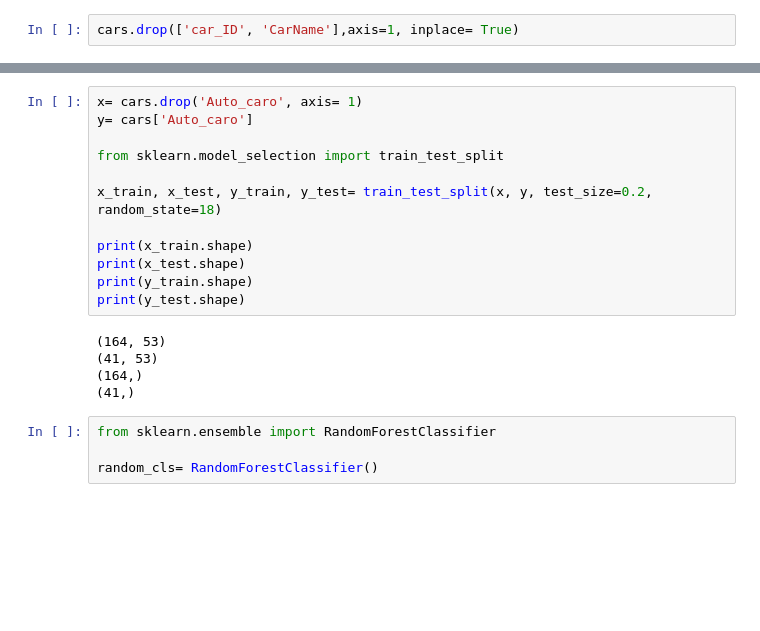
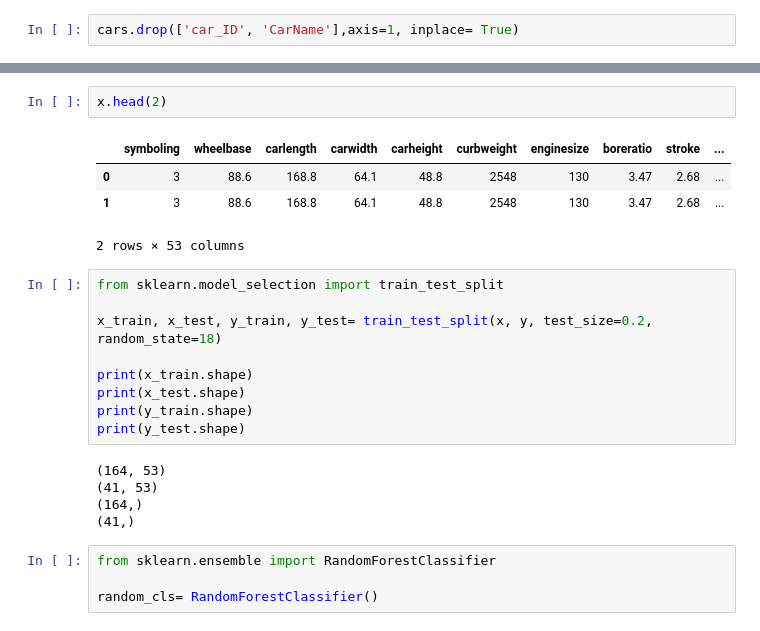
Before and after one commit to JuankTS/Modelo_precios_auto, a Jupyter notebook: PropuestaPI_C.ipynb, the cells around one changed output, grey strips where cells are left out. Saved outputs shown, nothing was run; the diff lists cells and outputs as text; blank space fills up the shorter version.

```diff
--- a/PropuestaPI_C.ipynb
+++ b/PropuestaPI_C.ipynb
@@ -64,7 +53,11 @@ cars
+# %%
+x.head(2)
+# %% [output]
+|  | symboling | wheelbase | carlength | carwidth | carheight | curbweight | enginesize | boreratio | stroke | ... |
+| 0 | 3 | 88.6 | 168.8 | 64.1 | 48.8 | 2548 | 130 | 3.47 | 2.68 | ... |
+| 1 | 3 | 88.6 | 168.8 | 64.1 | 48.8 | 2548 | 130 | 3.47 | 2.68 | ... |
+2 rows × 53 columns
 # %%
-x= cars.drop('Auto_caro', axis= 1)
-y= cars['Auto_caro']
-
 from sklearn.model_selection import train_test_split
 
 x_train, x_test, y_train, y_test= train_test_split(x, y, test_size=0.2, random_state=18)
```
Also changed, not shown: parts of 10 cells of this notebook, 1 other file.
